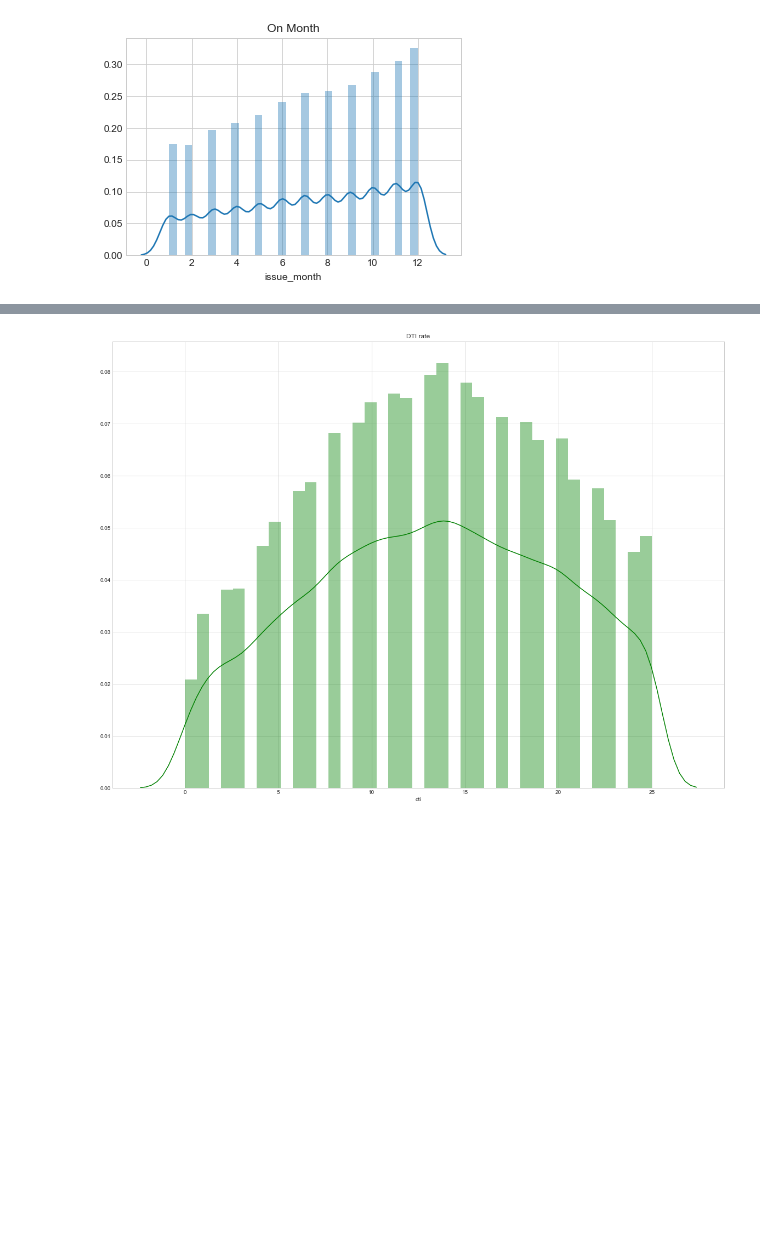
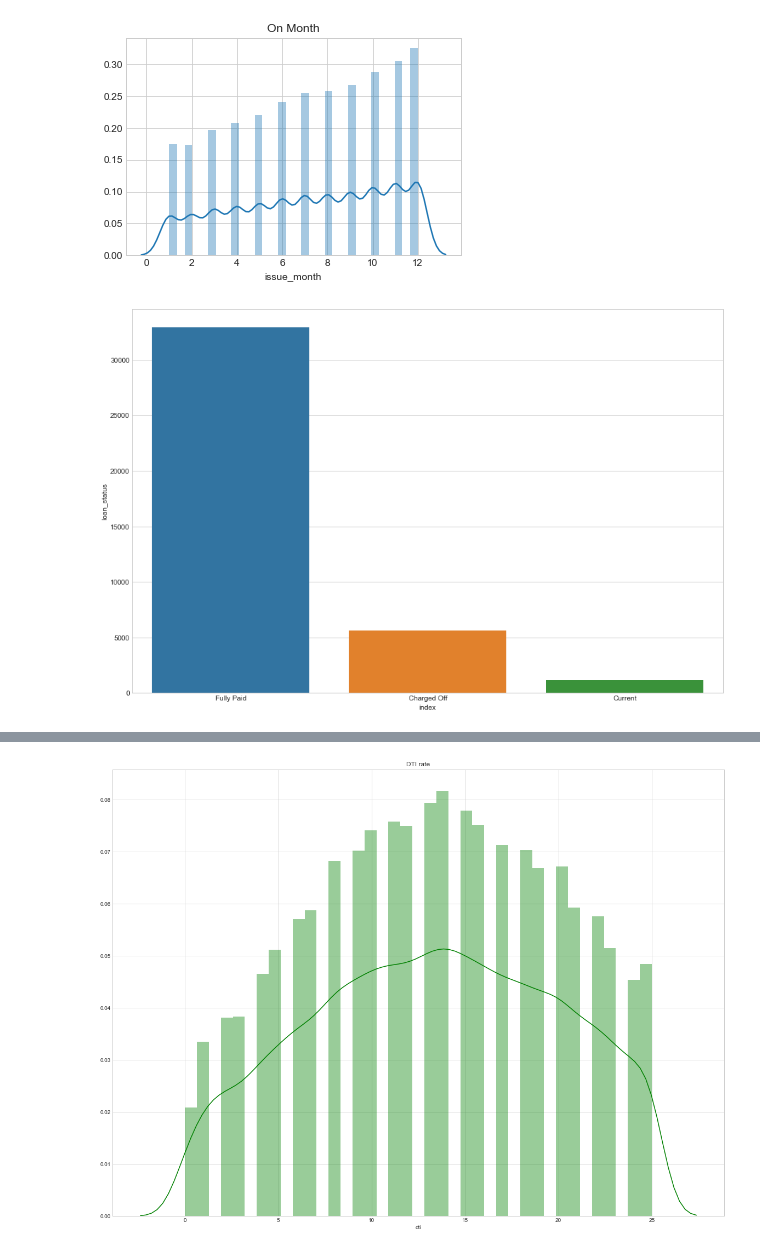
Before and after one commit to brijesh1100/P2-Gramener-Case-Study, a Jupyter notebook: Brijesh_Gramnner_Case_study.ipynb, the cells around one changed output, grey strips where cells are left out. Saved outputs shown, nothing was run; the diff lists cells and outputs as text; code cells hidden in the pictures; blank space fills up the shorter version.

```diff
--- a/Brijesh_Gramnner_Case_study.ipynb
+++ b/Brijesh_Gramnner_Case_study.ipynb
@@ -201,3 +201,10 @@ plt.show()
 # %% [output]
 [figure]
 [figure]
+# %%
+# Distribution on loan_status
+plt.figure(figsize=(15, 10))
+sns.barplot(x='index', y='loan_status', data=loan_status_reg)
+plt.show()
+# %% [output]
+[figure, added]
```
Also changed, not shown: parts of 11 cells of this notebook.
